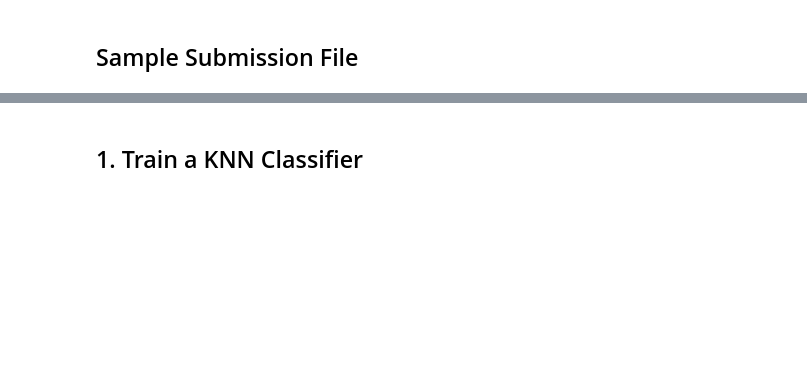
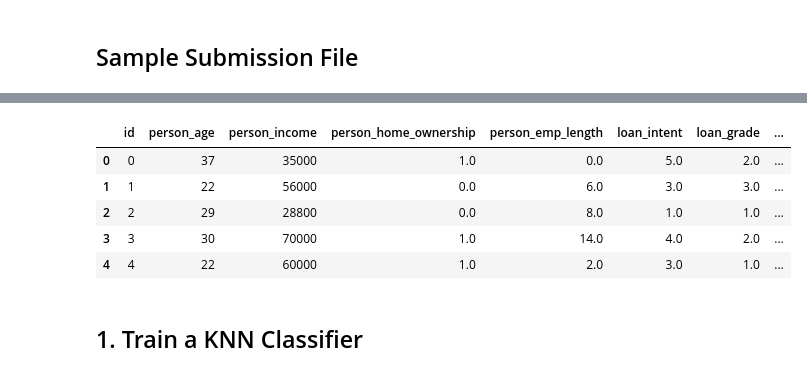
Before and after one commit to moridin04/CCMACLRL_EXERCISES_COM221ML, a Jupyter notebook: Exercise9.ipynb, the cells around one changed output, grey strips where cells are left out. Drawn from its saved outputs; the diff is of its cells as text; code cells hidden in the pictures; blank space fills up the shorter version.

```diff
--- a/Exercise9.ipynb
+++ b/Exercise9.ipynb
@@ -73,6 +169,15 @@ x = df.drop(columns = ['id', 'loan_status']).values
 y = df['loan_status'].values
 # %%
 x_train, x_test, y_train, y_test = train_test_split(x, y, test_size = 0.3, random_state = 0)
+# %%
+df.head()
+# %% [output]
+|  | id | person_age | person_income | person_home_ownership | person_emp_length | loan_intent | loan_grade | ... |
+| 0 | 0 | 37 | 35000 | 1.0 | 0.0 | 5.0 | 2.0 | ... |
+| 1 | 1 | 22 | 56000 | 0.0 | 6.0 | 3.0 | 3.0 | ... |
+| 2 | 2 | 29 | 28800 | 0.0 | 8.0 | 1.0 | 1.0 | ... |
+| 3 | 3 | 30 | 70000 | 1.0 | 14.0 | 4.0 | 2.0 | ... |
+| 4 | 4 | 22 | 60000 | 1.0 | 2.0 | 3.0 | 1.0 | ... |
 # %% [markdown]
 ## 1. Train a KNN Classifier
 # %%
```
Also changed, not shown: parts of 30 cells of this notebook.
